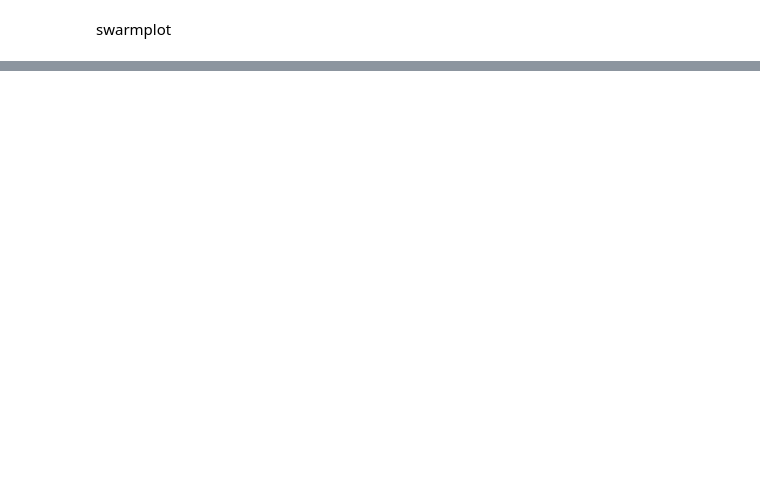
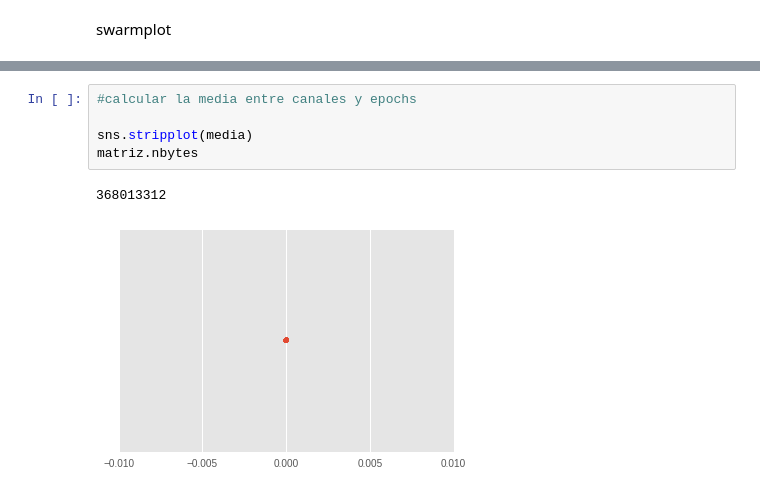
Before and after one commit to MascittiJA/CienciaDatos, a Jupyter notebook: TP2/segundo-intento.ipynb, the cells around one changed output, grey strips where cells are left out. Drawn from its saved outputs; the diff is of its cells as text; blank space fills up the shorter version.

```diff
--- a/TP2/segundo-intento.ipynb
+++ b/TP2/segundo-intento.ipynb
@@ -203,0 +223,8 @@ ax.set_xlim(1e-14,1e-9)
+# %%
+#calcular la media entre canales y epochs
+
+sns.stripplot(media)
+matriz.nbytes
+# %% [output]
+368013312
+[figure, added]
```
Also changed, not shown: parts of 20 cells of this notebook.
